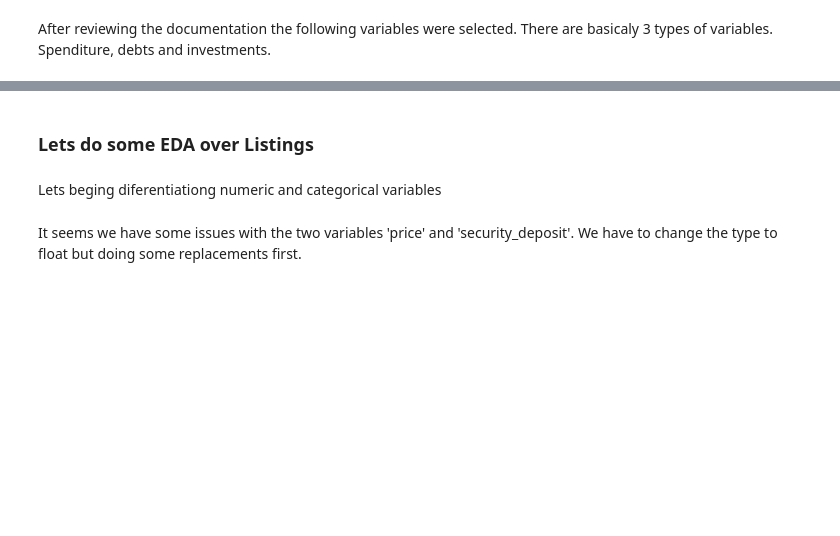
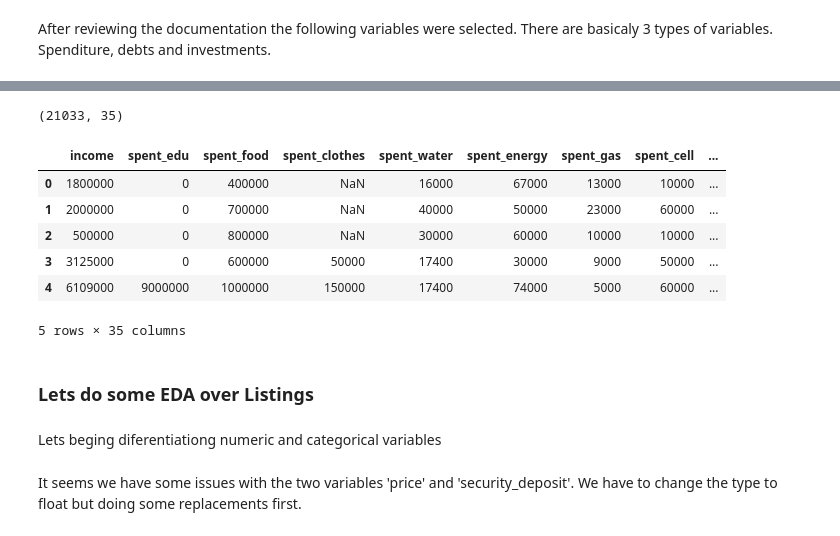
Before and after one commit to mpradam/udacity_p4, a Jupyter notebook: Income.ipynb, the cells around one changed output, grey strips where cells are left out. Saved outputs shown, nothing was run; the diff lists cells and outputs as text; code cells hidden in the pictures; blank space fills up the shorter version.

```diff
--- a/Income.ipynb
+++ b/Income.ipynb
@@ -65,3 +125,19 @@ sns.heatmap(df[['income','spent_edu','spent_food','spent_clothes','spent_water',
+# %%
+keep_2=['income','spent_edu','spent_food','spent_clothes','spent_water','spent_energy','spent_gas','spent_cell','spent_housekeep','spent_leisure','spent_health','spent_internet','spent_transport','spent_pension','edu_level','house_value','credit_cards_payment','credit_cards_balance','credit_cards_term','pawnshop_payment','pawnshop_balance','loans_payment','loans_balance','shark_payment','shark_balance','shop_payment','shop_balance','union_payment','union_balance','edu_loan_payment','edu_loan_balance','friend_loan_payment','friend_loan_balance','vehicles_value','savs_acc_value']
+df=df[keep_2]
+df=df.reset_index(drop=True)
+
+print(df.shape)
+df.head()
+# %% [output]
+(21033, 35)
+|  | income | spent_edu | spent_food | spent_clothes | spent_water | spent_energy | spent_gas | spent_cell | ... |
+| 0 | 1800000 | 0 | 400000 | NaN | 16000 | 67000 | 13000 | 10000 | ... |
+| 1 | 2000000 | 0 | 700000 | NaN | 40000 | 50000 | 23000 | 60000 | ... |
+| 2 | 500000 | 0 | 800000 | NaN | 30000 | 60000 | 10000 | 10000 | ... |
+| 3 | 3125000 | 0 | 600000 | 50000 | 17400 | 30000 | 9000 | 50000 | ... |
+| 4 | 6109000 | 9000000 | 1000000 | 150000 | 17400 | 74000 | 5000 | 60000 | ... |
+5 rows × 35 columns
 # %% [markdown]
 ### Lets do some EDA over Listings
 # %% [markdown]
```
Also changed, not shown: parts of 6 cells of this notebook.
